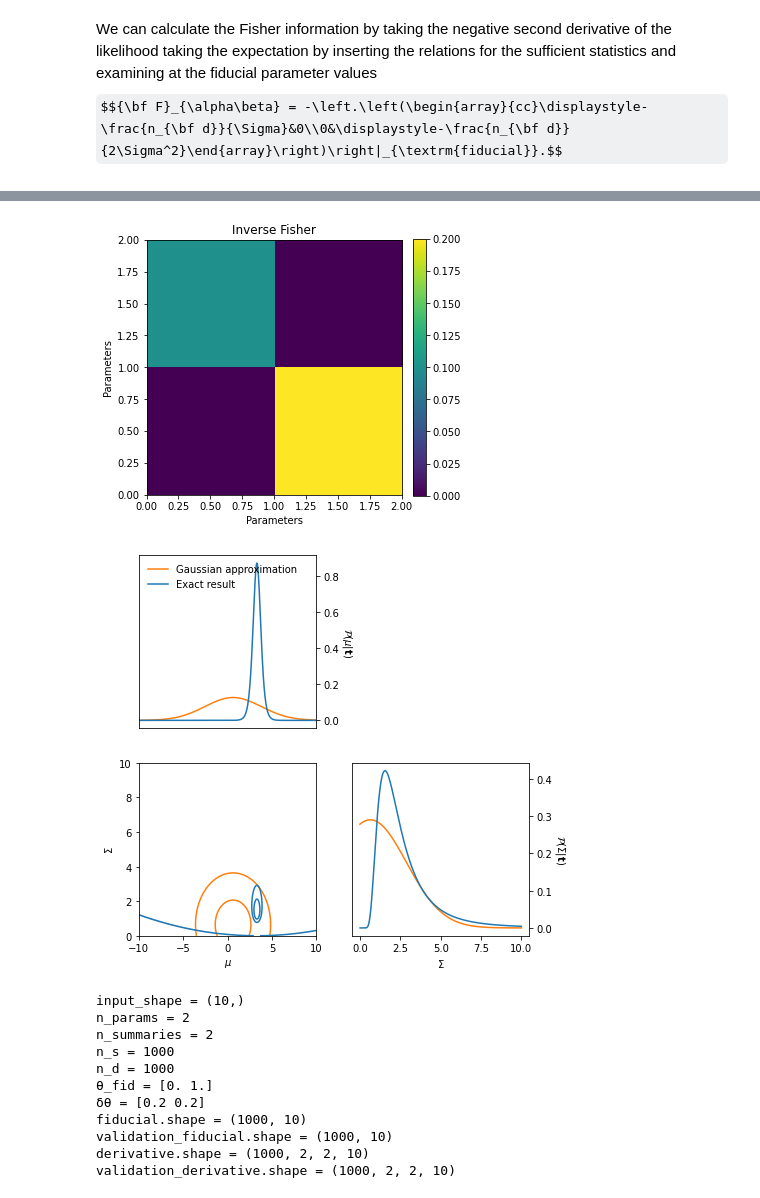
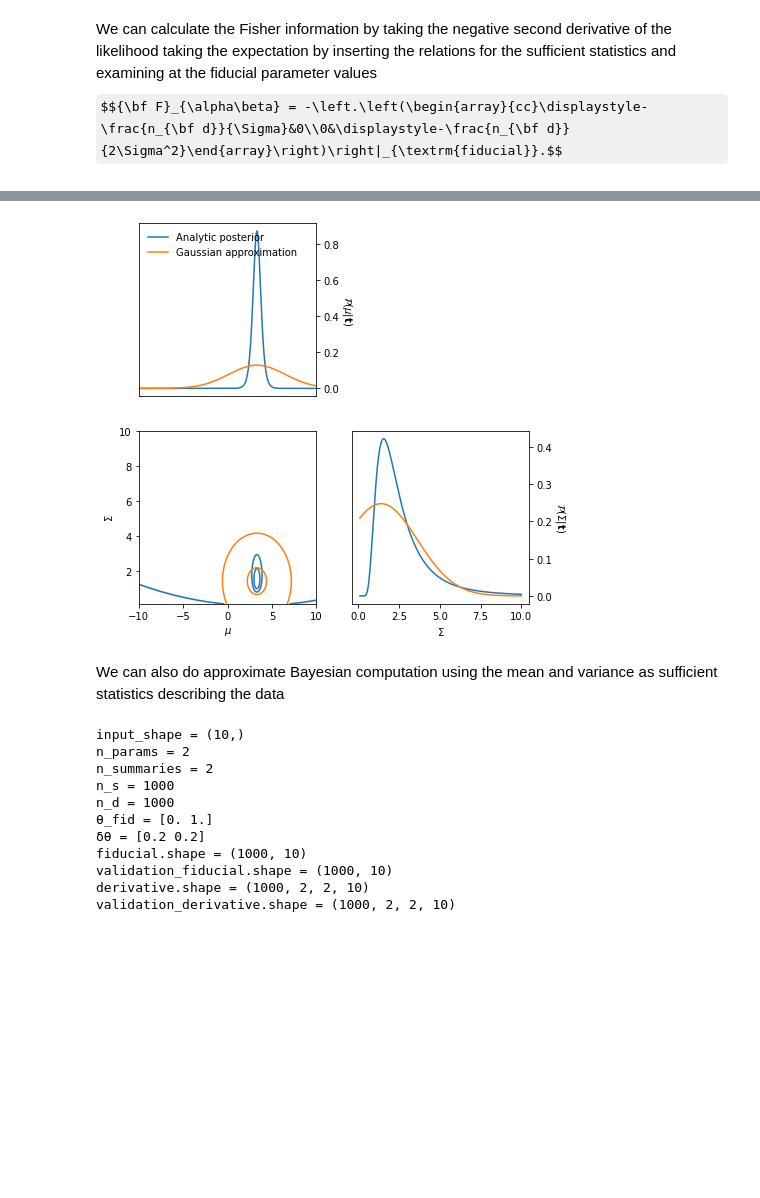
Before and after one commit to tlmakinen/imnn, a Jupyter notebook: examples/IMNN with data in memory.ipynb, the cells around one changed output, grey strips where cells are left out. Cells and saved outputs as stored; diff of their text form; code cells hidden in the pictures; some formulas as TeX source; blank space fills up the shorter version.

```diff
--- a/examples/IMNN with data in memory.ipynb
+++ b/examples/IMNN with data in memory.ipynb
@@ -79,5 +30,8 @@ Lets observe some data generated from a Gaussian distribution with a mean, $\mu=
 # %%
-θ_target = np.array([3., 2.])
-target_data = simulator(θ_target[np.newaxis, :],
-                        seed=37,
-                        simulator_args={"input_shape": (10,)})
+θ_target = np.array([3., 2.])[np.newaxis, :]
+generator = GenerateGaussianNoise()
+target_data = generator.simulator(
+    parameters=θ_target,
+    seed=37,
+    simulator_args={"input_shape": generator.input_shape})
+generator.plot_data(target_data, label="Observed data")
@@ -99,12 +45,18 @@ For the inference we start by defining our prior as a uniform distribution. This
 $$p(\mu,\Sigma)=\textrm{Uniform}\left[\textrm{lower}=(-10, 0),\textrm{upper}=(10,10)\right]$$
 # %%
 prior = tfd.Blockwise([tfd.Uniform(-10., 10.),
-                       tfd.Uniform(0., 10.)])
+                       tfd.Uniform(0.1, 10.)])
 #prior = tfd.Blockwise([tfd.Uniform(-10., 10.),
 #                      tfd.Uniform(0., 10.),
 #                      tfd.Uniform(0., 10.),
 #                      tfd.Uniform(0., 10.),
 #                      tfd.Uniform(0., 10.)])
+# %%
+AL = AnalyticLikelihood(
+    data=target_data,
+    prior=prior,
+    generator=generator,
+    labels=[r"$\mu$", r"$\Sigma$"])
 # %% [markdown]
 As well as knowing the likelihood for this problem, we also know what sufficient statistics describe the mean and variance of the data - they are the mean and the variance
 $$\frac{1}{n_{\bf d}}\sum_i^{n_{\bf d}}d_i = \mu\textrm{  and  }\frac{1}{n_{\bf d}-1}\sum_i^{n_{\bf d}}(d_i-\mu)^2=\Sigma$$
@@ -135,3 +92,10 @@ P(𝜇=0,Σ=1|d) ∝ [9.84179705e-34]
+# %%
+GA = LFI.GaussianApproximation(
+    target_data=target_data,
+    prior=prior,
+    Fisher=AL.Fisher(θ_fid),
+    get_estimate=AL.get_estimate,
+    labels=[r"$\mu$", r"$\Sigma$"])
 # %% [markdown]
 We can calculate the Fisher information by taking the negative second derivative of the likelihood taking the expectation by inserting the relations for the sufficient statistics and examining at the fiducial parameter values
 $${\bf F}_{\alpha\beta} = -\left.\left(\begin{array}{cc}\displaystyle-\frac{n_{\bf d}}{\Sigma}&0\\0&\displaystyle-\frac{n_{\bf d}}{2\Sigma^2}\end{array}\right)\right|_{\textrm{fiducial}}.$$
@@ -145 +108,18 @@ The inverse Fisher information describes the Cramer-Rao bound, i.e. the minimum
+# %%
+fig, ax = plt.subplots(2, 2, figsize=(7, 7))
+AL.plot(
+    gridsize=(1000, 1000),
+    ax=ax,
+    figsize=(7, 7),
+    color="C0",
+    label="Analytic posterior")
+GA.plot(
+    gridsize=(1000, 1000),
+    ax=ax,
+    color="C1",
+    label="Gaussian approximation")
+# %% [output]
+[figure, added]
+# %% [markdown]
+We can also do approximate Bayesian computation using the mean and variance as sufficient statistics describing the data
 # %%
@@ -154,27 +132 @@ ga = ABC.GaussianApproximation(
     labels=[r"$\mu$", r"$\Sigma$"])
-# %%
-ga.plot_Fisher(figsize=(5, 5));
-# %% [output]
-[figure, removed]
-# %%
-fig, ax = plt.subplots(2, 2, figsize=(7, 7))
-ga.plot(
-    gridsize=(1000, 1000),
-    ax=ax,
-    color="C1",
-    label="Gaussian approximation")
-analytic_grid = np.reshape(ga.grid.T, (-1,) + ga.shape)[:, :, 1:]
-analytic_shape = analytic_grid.shape[1:]
-analytic_grid = analytic_grid.reshape((ga.n_params, -1)).T
-ga.gridded_plot(
-    AnalyticLikelihood(target_data).posterior(
-        analytic_grid,
-        analytic_shape,
-        ga.prior),
-    analytic_grid,
-    analytic_shape,
-    ax=ax,
-    color="C0",
-    label="Exact result");
-# %% [output]
-[figure, removed]
```
Also changed, not shown: parts of 20 cells of this notebook, 4 other files.
